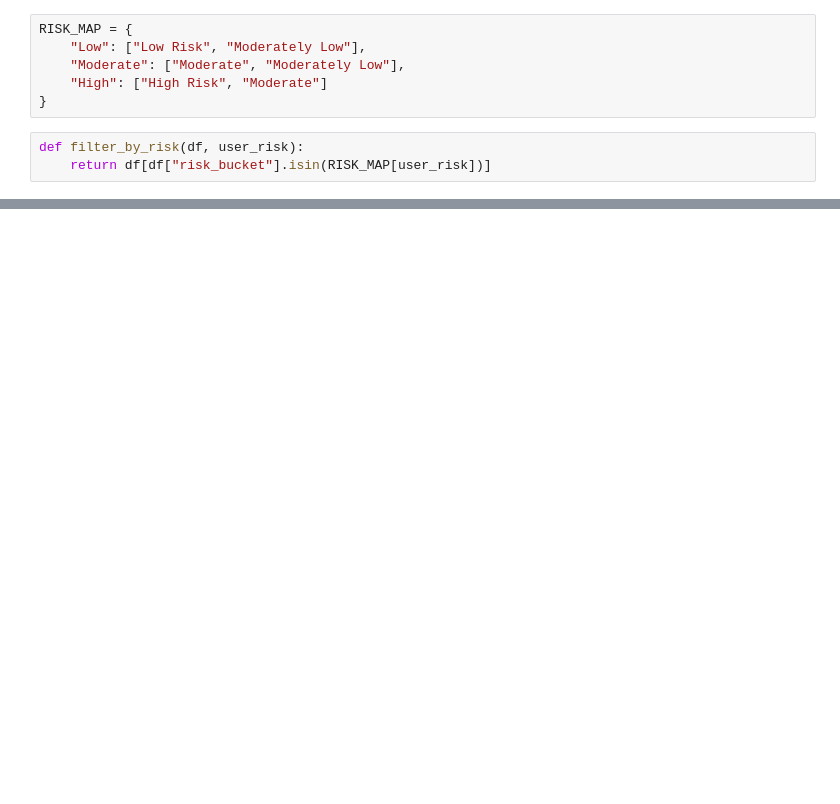
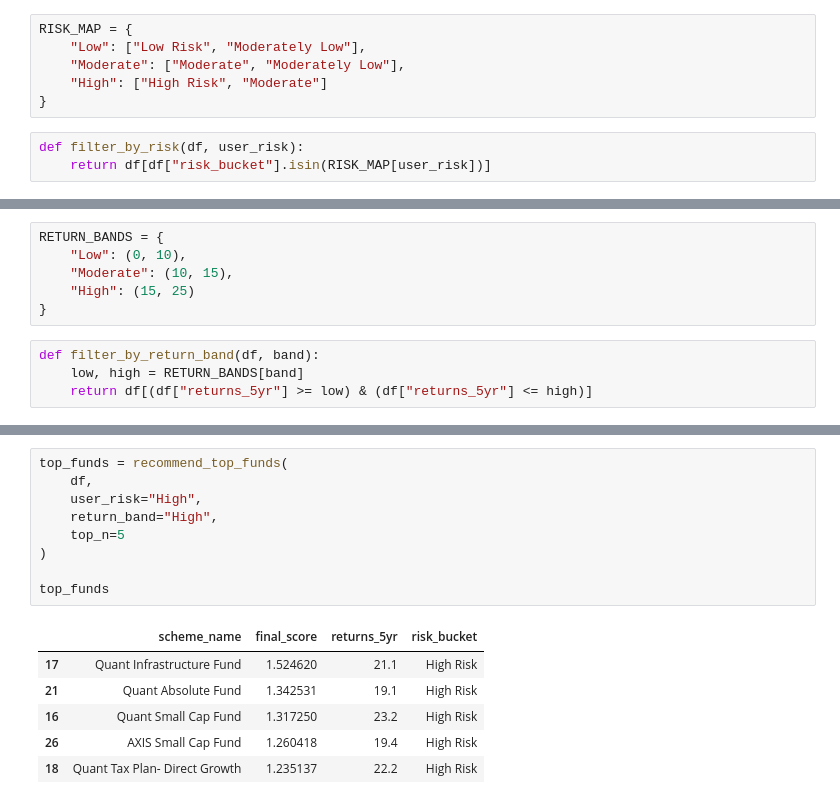
Before and after one commit to ommishra03/Mutual-Fund-Analysis, a Jupyter notebook: Python/mutual_fund-XGboost.ipynb, the cells around one changed output, grey strips where cells are left out. Drawn from its saved outputs; the diff is of its cells as text; blank space fills up the shorter version.

```diff
--- a/Python/mutual_fund-XGboost.ipynb
+++ b/Python/mutual_fund-XGboost.ipynb
@@ -257,0 +157,10 @@ final_output
+# %%
+RETURN_BANDS = {
+    "Low": (0, 10),
+    "Moderate": (10, 15),
+    "High": (15, 25)
+}
+# %%
+def filter_by_return_band(df, band):
+    low, high = RETURN_BANDS[band]
+    return df[(df["returns_5yr"] >= low) & (df["returns_5yr"] <= high)]
@@ -257,0 +182,16 @@ final_output
+# %%
+top_funds = recommend_top_funds(
+    df,
+    user_risk="High",
+    return_band="High",
+    top_n=5
+)
+
+top_funds
+# %% [output]
+|  | scheme_name | final_score | returns_5yr | risk_bucket |
+| 17 | Quant Infrastructure Fund | 1.524620 | 21.1 | High Risk |
+| 21 | Quant Absolute Fund | 1.342531 | 19.1 | High Risk |
+| 16 | Quant Small Cap Fund | 1.317250 | 23.2 | High Risk |
+| 26 | AXIS Small Cap Fund | 1.260418 | 19.4 | High Risk |
+| 18 | Quant Tax Plan- Direct Growth | 1.235137 | 22.2 | High Risk |
```
Also changed, not shown: parts of 29 cells of this notebook, 4 other files.
